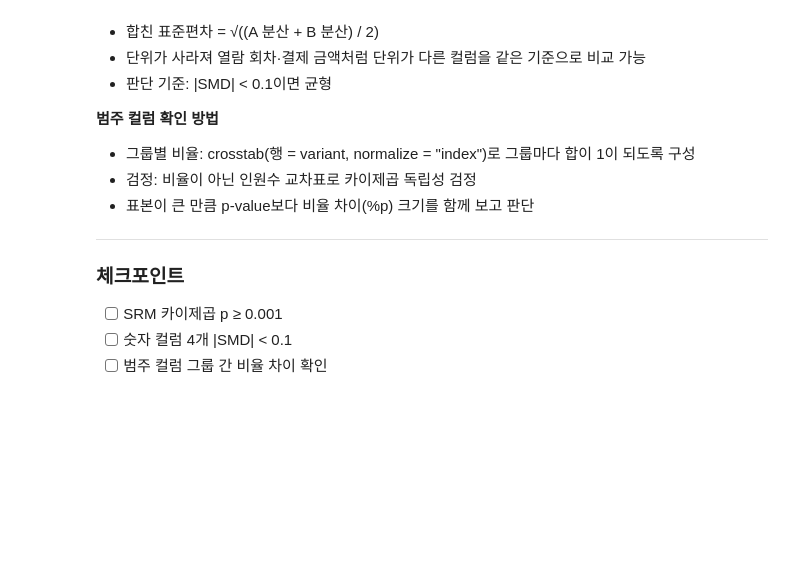
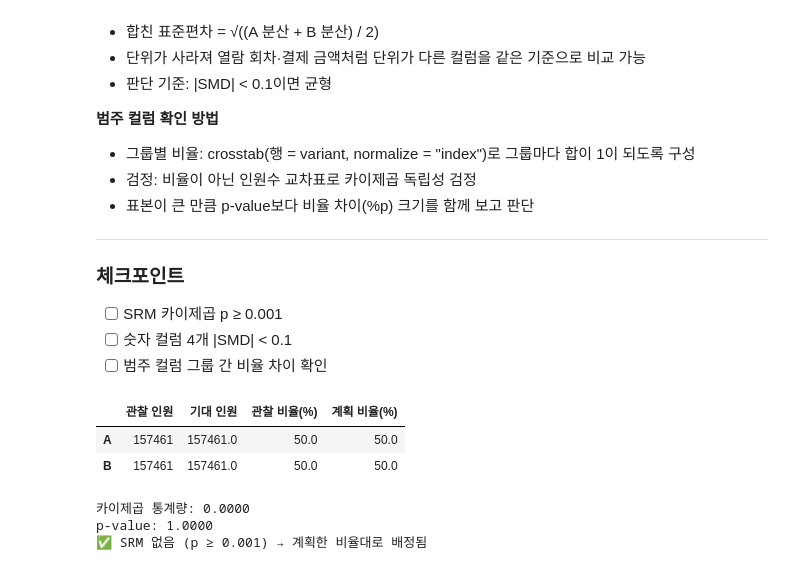
Before and after one commit to YURI0822/webnovel-pass-ab-test, a Jupyter notebook: notebooks/03_ab_test_analysis.ipynb, the cells around one changed output. Cells and saved outputs as stored; diff of their text form; code cells hidden in the pictures; blank space fills up the shorter version.

```diff
--- a/notebooks/03_ab_test_analysis.ipynb
+++ b/notebooks/03_ab_test_analysis.ipynb
@@ -246,3 +246,42 @@ result_d
 - [ ] SRM 카이제곱 p ≥ 0.001
 - [ ] 숫자 컬럼 4개 |SMD| < 0.1
 - [ ] 범주 컬럼 그룹 간 비율 차이 확인
+# %%
+from scipy.stats import chisquare
+
+# ── 설정: 배정 비율과 판단 기준 (실험 설계서 7장) ──
+ALLOCATION = {"A": 0.5, "B": 0.5}    # 계획한 배정 비율
+SRM_ALPHA = 0.001                    # SRM 판단 기준 (일반 기준 0.05보다 엄격)
+
+# ── 관찰 인원 vs 기대 인원 ──
+observed = base["variant"].value_counts().reindex(ALLOCATION.keys())   # A, B 순서 고정
+total = observed.sum()
+expected = pd.Series({g: total * r for g, r in ALLOCATION.items()})
+
+# ── 카이제곱 적합도 검정 ──
+srm = chisquare(f_obs=observed, f_exp=expected)
+
+# ── 결과 표 ──
+srm_table = pd.DataFrame({
+    "관찰 인원": observed,
+    "기대 인원": expected,
+    "관찰 비율(%)": (observed / total * 100).round(3),
+    "계획 비율(%)": pd.Series(ALLOCATION) * 100,
+})
+display(srm_table)
+
+# ── 판단 ──
+print(f"카이제곱 통계량: {srm.statistic:.4f}")
+print(f"p-value: {srm.pvalue:.4f}")
+
+if srm.pvalue < SRM_ALPHA:
+    print(f"⚠️ SRM 발생 (p < {SRM_ALPHA}) → 배정 오류 의심, 결과 해석 보류")
+else:
+    print(f"✅ SRM 없음 (p ≥ {SRM_ALPHA}) → 계획한 비율대로 배정됨")
+# %% [output]
+|  | 관찰 인원 | 기대 인원 | 관찰 비율(%) | 계획 비율(%) |
+| A | 157461 | 157461.0 | 50.0 | 50.0 |
+| B | 157461 | 157461.0 | 50.0 | 50.0 |
+카이제곱 통계량: 0.0000
+p-value: 1.0000
+✅ SRM 없음 (p ≥ 0.001) → 계획한 비율대로 배정됨
```
Also changed, not shown: parts of 6 cells of this notebook.
